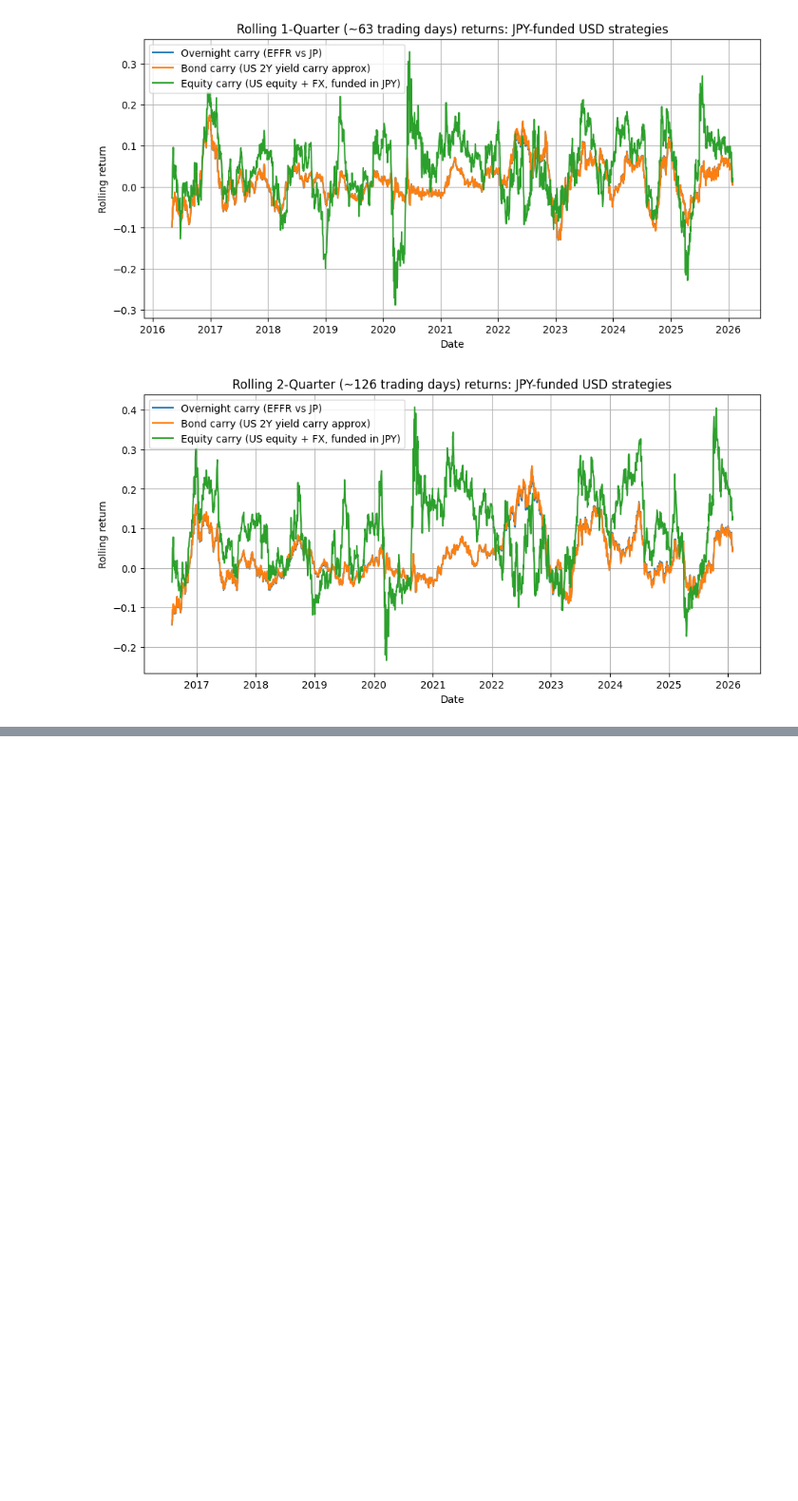
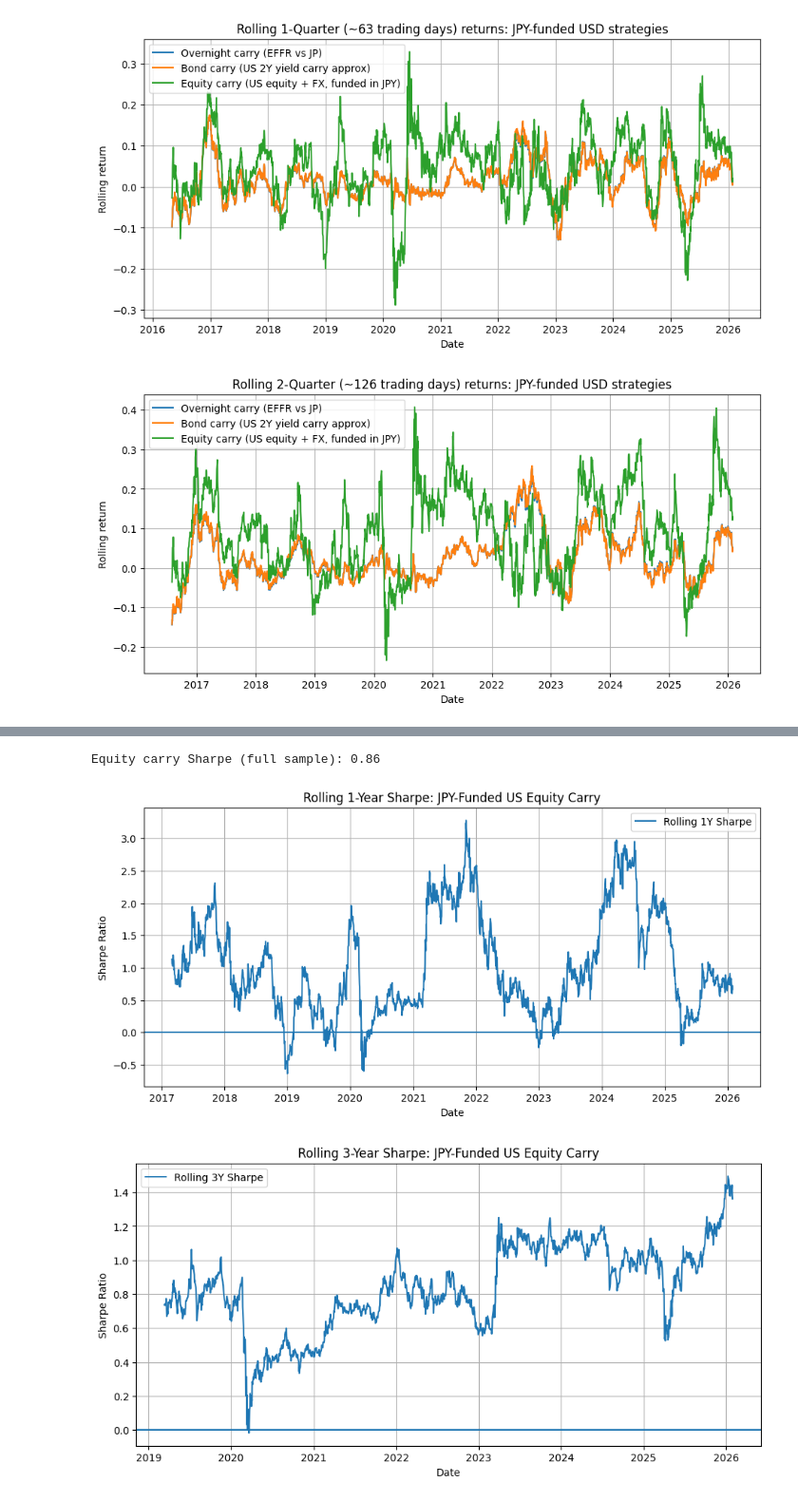
Before and after one commit to UncurledGuide/Carry_Trade_and_Forex_Exploration, a Jupyter notebook: JPYCarryTradeChart.ipynb, the cells around one changed output, grey strips where cells are left out. Shown at 95% size. Drawn from its saved outputs; the diff is of its cells as text; code cells hidden in the pictures; blank space fills up the shorter version.

Commit message:
Sharpe Ratio

```diff
--- a/JPYCarryTradeChart.ipynb
+++ b/JPYCarryTradeChart.ipynb
@@ -236,0 +336,48 @@ plt.show()
+# %%
+def sharpe_ratio(daily_returns, periods_per_year=252):
+    mean_ret = daily_returns.mean()
+    vol = daily_returns.std()
+    sharpe = (mean_ret / vol) * np.sqrt(periods_per_year)
+    return sharpe
+
+overall_sharpe = sharpe_ratio(ret_equity)
+print(f"Equity carry Sharpe (full sample): {overall_sharpe:.2f}")
+
+rolling_1y_sharpe = (
+    ret_equity
+    .rolling(252)
+    .apply(lambda x: sharpe_ratio(pd.Series(x)), raw=False)
+)
+
+rolling_3y_sharpe = (
+    ret_equity
+    .rolling(252 * 3)
+    .apply(lambda x: sharpe_ratio(pd.Series(x)), raw=False)
+)
+
+
+import matplotlib.pyplot as plt
+
+plt.figure(figsize=(11, 5))
+plt.plot(rolling_1y_sharpe.index, rolling_1y_sharpe, label="Rolling 1Y Sharpe")
+plt.axhline(0)
+plt.title("Rolling 1-Year Sharpe: JPY-Funded US Equity Carry")
+plt.xlabel("Date")
+plt.ylabel("Sharpe Ratio")
+plt.grid(True)
+plt.legend()
+plt.show()
+
+plt.figure(figsize=(11, 5))
+plt.plot(rolling_3y_sharpe.index, rolling_3y_sharpe, label="Rolling 3Y Sharpe")
+plt.axhline(0)
+plt.title("Rolling 3-Year Sharpe: JPY-Funded US Equity Carry")
+plt.xlabel("Date")
+plt.ylabel("Sharpe Ratio")
+plt.grid(True)
+plt.legend()
+plt.show()
+# %% [output]
+Equity carry Sharpe (full sample): 0.86
+[figure, added]
+[figure, added]
```
Also changed, not shown: parts of 3 cells of this notebook.
